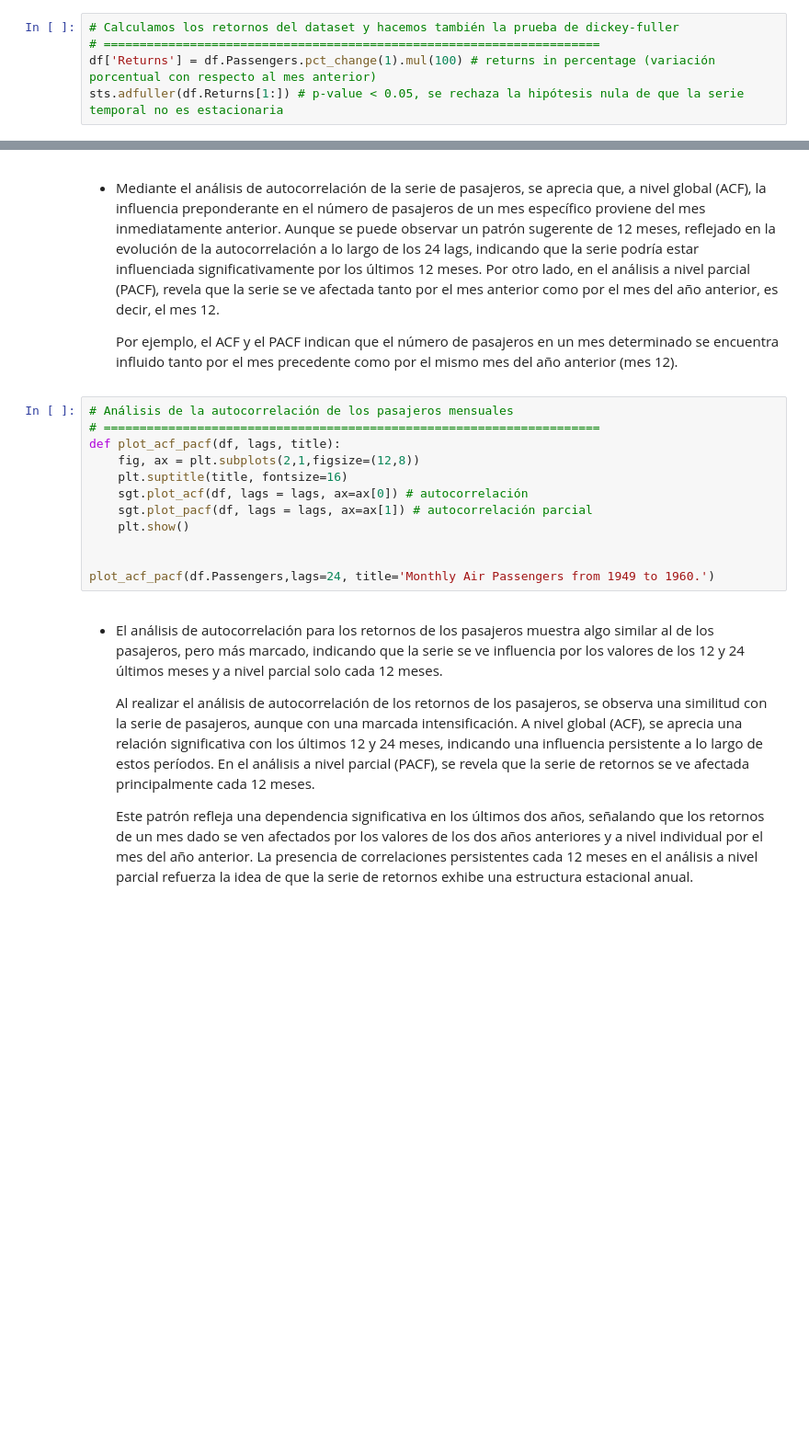
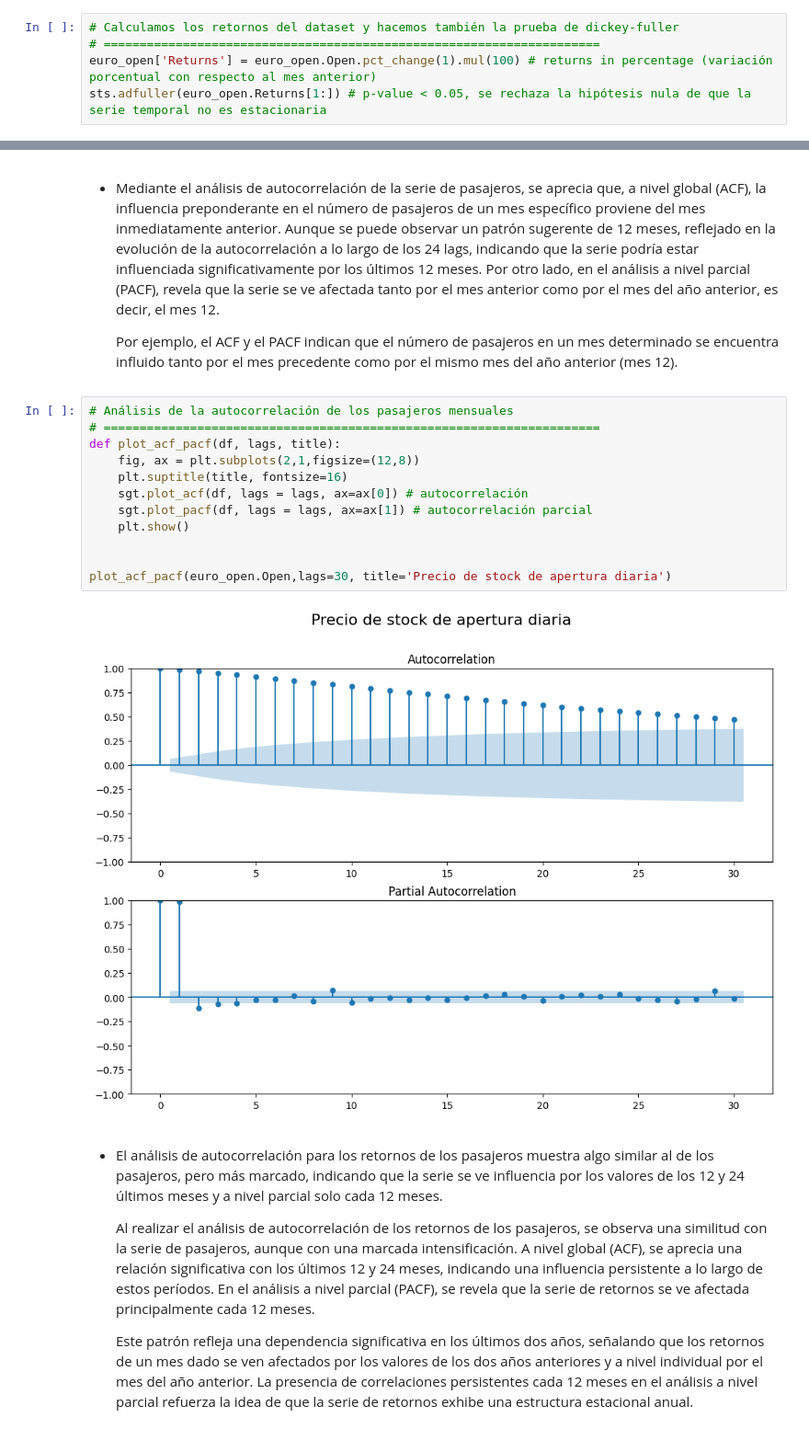
Before and after one commit to AlejandroPqLz/StockPrediction, a Jupyter notebook: DCDC_PrácticaFinal_Predicción de Stock.ipynb, the cells around one changed output, grey strips where cells are left out. Shown at 92% size. Cells and saved outputs as stored; diff of their text form; blank space fills up the shorter version.

```diff
--- a/DCDC_PrácticaFinal_Predicción de Stock.ipynb
+++ b/DCDC_PrácticaFinal_Predicción de Stock.ipynb
@@ -276,5 +267,5 @@ La prueba de Dickey-Fuller con los retornos de la serie, los resultados de la pr
 # %%
 # Calculamos los retornos del dataset y hacemos también la prueba de dickey-fuller
 # =====================================================================
-df['Returns'] = df.Passengers.pct_change(1).mul(100) # returns in percentage (variación porcentual con respecto al mes anterior)
-sts.adfuller(df.Returns[1:]) # p-value < 0.05, se rechaza la hipótesis nula de que la serie temporal no es estacionaria
+euro_open['Returns'] = euro_open.Open.pct_change(1).mul(100) # returns in percentage (variación porcentual con respecto al mes anterior)
+sts.adfuller(euro_open.Returns[1:]) # p-value < 0.05, se rechaza la hipótesis nula de que la serie temporal no es estacionaria
@@ -289,15 +289,17 @@ En ambos casos, optaremos por seleccionar un rezago temporal (lag) de 24 unidade
 # %%
 # Análisis de la autocorrelación de los pasajeros mensuales
 # =====================================================================
 def plot_acf_pacf(df, lags, title):
     fig, ax = plt.subplots(2,1,figsize=(12,8))
     plt.suptitle(title, fontsize=16)
     sgt.plot_acf(df, lags = lags, ax=ax[0]) # autocorrelación
     sgt.plot_pacf(df, lags = lags, ax=ax[1]) # autocorrelación parcial
     plt.show()
 
 
-plot_acf_pacf(df.Passengers,lags=24, title='Monthly Air Passengers from 1949 to 1960.')
+plot_acf_pacf(euro_open.Open,lags=30, title='Precio de stock de apertura diaria')
+# %% [output]
+[figure, added]
 # %% [markdown]
 - El análisis de autocorrelación para los retornos de los pasajeros muestra algo similar al de los pasajeros, pero más marcado, indicando que la serie se ve influencia por los valores de los 12 y 24 últimos meses y a nivel parcial solo cada 12 meses.
 
```
Also changed, not shown: parts of 26 cells of this notebook.
